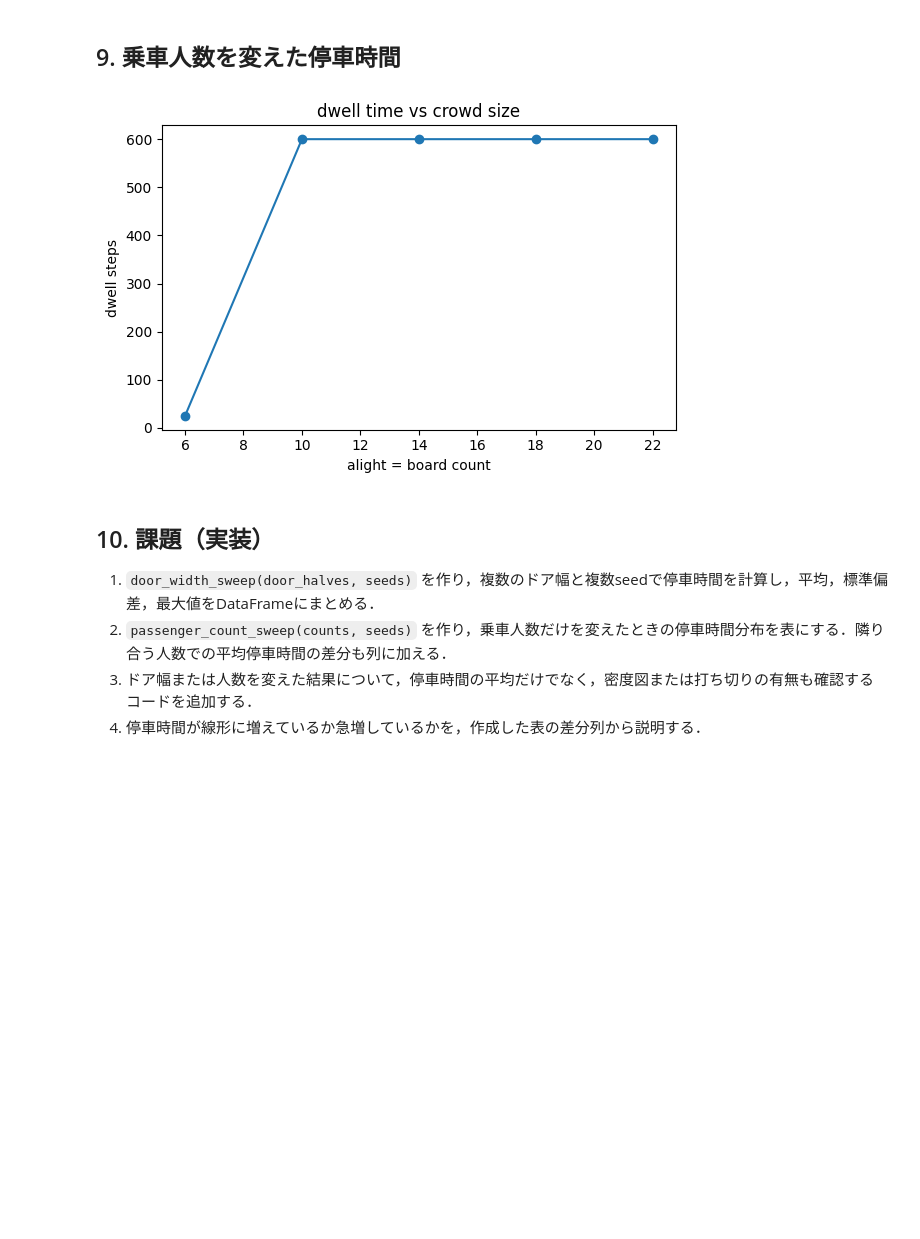
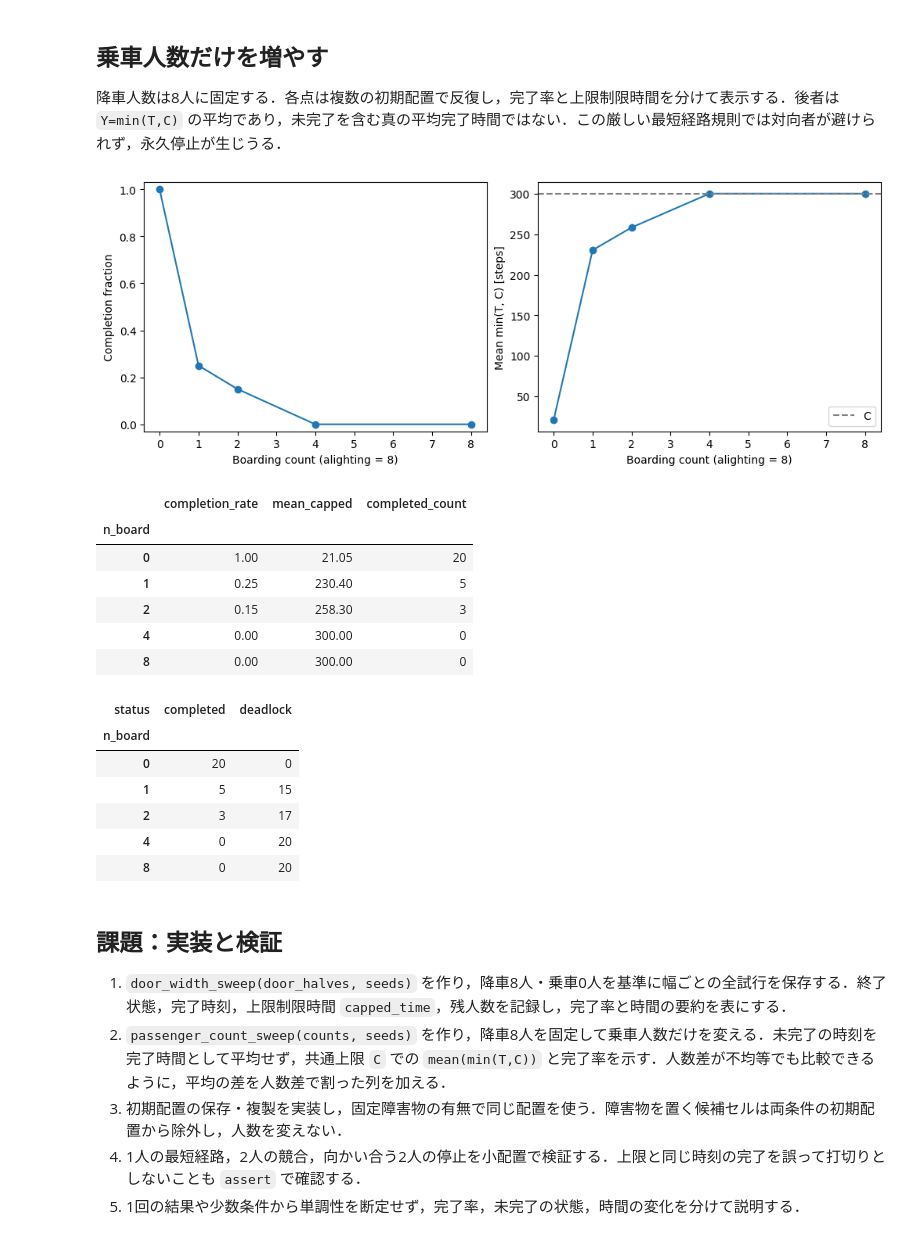
Before and after one commit to k16kgw/Seminar_text, a Jupyter notebook: notebooks/31_train_boarding_ca.ipynb, the cells around one changed output. Drawn from its saved outputs; the diff is of its cells as text; code cells hidden in the pictures; blank space fills up the shorter version.

```diff
--- a/notebooks/31_train_boarding_ca.ipynb
+++ b/notebooks/31_train_boarding_ca.ipynb
@@ -112,8 +288,13 @@ dwell steps (2 fixed standers): 600
 # %%
-fig, ax = plt.subplots(1, 2, figsize=(12, 4))
-im0 = ax[0].imshow(dens0, cmap='viridis'); ax[0].set_title(f'density, no obstacle (T={steps0})')
-ax[0].axvline(DOOR_COL, color='w', ls='--', lw=1); fig.colorbar(im0, ax=ax[0], fraction=0.046)
-im1 = ax[1].imshow(dens1, cmap='viridis'); ax[1].set_title(f'density, 2 standers (T={steps1})')
-ax[1].axvline(DOOR_COL, color='w', ls='--', lw=1); fig.colorbar(im1, ax=ax[1], fraction=0.046)
-plt.tight_layout(); plt.show()
+fig, axes = plt.subplots(1, 2, figsize=(11, 4), constrained_layout=True)
+vmax = max(r['occupancy_fraction'].max() for r in results)
+cmap = plt.get_cmap('viridis').copy()
+cmap.set_bad('0.6')
+for ax, name, result in zip(axes, ['No obstacle', 'Fixed obstacles'], results):
+    field = np.ma.array(result['occupancy_fraction'], mask=~result['passable'])
+    im = ax.imshow(field, origin='lower', cmap=cmap, vmin=0, vmax=max(vmax, 0.01))
+    ax.set(title=f"{name}: {result['status']}, T={result['completion_time']:g}",
+           xlabel='column [cell]', ylabel='row [cell]')
+fig.colorbar(im, ax=axes.tolist(), label=f'Mean occupancy over C={MAX_STEPS}', shrink=0.8)
+plt.show()
 # %% [output]
@@ -121,19 +302,49 @@ plt.tight_layout(); plt.show()
 # %% [markdown]
-## 9. 乗車人数を変えた停車時間
+## 乗車人数だけを増やす
+
+降車人数は8人に固定する．各点は複数の初期配置で反復し，完了率と上限制限時間を分けて表示する．後者は `Y=min(T,C)` の平均であり，未完了を含む真の平均完了時間ではない．この厳しい最短経路規則では対向者が避けられず，永久停止が生じうる．
 # %%
-ns = [6, 10, 14, 18, 22]
-dwell = [simulate(H, W, DOOR_COL, DOOR_HALF, n, n, standers=0,
-                  max_steps=MAX_STEPS, seed=0)[0] for n in ns]
-plt.figure(figsize=(6, 4))
-plt.plot(ns, dwell, 'o-'); plt.xlabel('alight = board count'); plt.ylabel('dwell steps')
-plt.title('dwell time vs crowd size'); plt.tight_layout(); plt.show()
+rows = []
+for n_board in [0, 1, 2, 4, 8]:
+    for seed in range(20):
+        result = simulate(n_alight=8, n_board=n_board, seed=seed, max_steps=MAX_STEPS)
+        rows.append(dict(n_board=n_board, seed=seed, **{k: result[k] for k in
+                         ['completion_time', 'capped_time', 'completed', 'status', 'remaining']}))
+count_raw = pd.DataFrame(rows)
+count_summary = count_raw.groupby('n_board').agg(completion_rate=('completed', 'mean'),
+                      mean_capped=('capped_time', 'mean'), completed_count=('completed', 'sum'))
+fig, axes = plt.subplots(1, 2, figsize=(10, 3.7), constrained_layout=True)
+axes[0].plot(count_summary.index, count_summary['completion_rate'], 'o-')
+axes[0].set(xlabel='Boarding count (alighting = 8)', ylabel='Completion fraction', ylim=(-0.03, 1.03))
+axes[1].plot(count_summary.index, count_summary['mean_capped'], 'o-')
+axes[1].axhline(MAX_STEPS, color='gray', linestyle='--', label='C')
+axes[1].set(xlabel='Boarding count (alighting = 8)', ylabel='Mean min(T, C) [steps]')
+axes[1].legend()
+plt.show()
+display(count_summary)
+display(pd.crosstab(count_raw['n_board'], count_raw['status']))
 # %% [output]
-[figure, old version]
+[figure, new version]
+|  | completion_rate | mean_capped | completed_count |
+| n_board |  |  |  |
+| 0 | 1.00 | 21.05 | 20 |
+| 1 | 0.25 | 230.40 | 5 |
+| 2 | 0.15 | 258.30 | 3 |
+| 4 | 0.00 | 300.00 | 0 |
+| 8 | 0.00 | 300.00 | 0 |
+| status | completed | deadlock |
+| n_board |  |  |
+| 0 | 20 | 0 |
+| 1 | 5 | 15 |
+| 2 | 3 | 17 |
+| 4 | 0 | 20 |
+| 8 | 0 | 20 |
 # %% [markdown]
-## 10. 課題（実装）
+## 課題：実装と検証
 
-1. `door_width_sweep(door_halves, seeds)` を作り，複数のドア幅と複数seedで停車時間を計算し，平均，標準偏差，最大値をDataFrameにまとめる．
-2. `passenger_count_sweep(counts, seeds)` を作り，乗車人数だけを変えたときの停車時間分布を表にする．隣り合う人数での平均停車時間の差分も列に加える．
-3. ドア幅または人数を変えた結果について，停車時間の平均だけでなく，密度図または打ち切りの有無も確認するコードを追加する．
-4. 停車時間が線形に増えているか急増しているかを，作成した表の差分列から説明する．
+1. `door_width_sweep(door_halves, seeds)` を作り，降車8人・乗車0人を基準に幅ごとの全試行を保存する．終了状態，完了時刻，上限制限時間 `capped_time`，残人数を記録し，完了率と時間の要約を表にする．
+2. `passenger_count_sweep(counts, seeds)` を作り，降車8人を固定して乗車人数だけを変える．未完了の時刻を完了時間として平均せず，共通上限 `C` での `mean(min(T,C))` と完了率を示す．人数差が不均等でも比較できるように，平均の差を人数差で割った列を加える．
+3. 初期配置の保存・複製を実装し，固定障害物の有無で同じ配置を使う．障害物を置く候補セルは両条件の初期配置から除外し，人数を変えない．
+4. 1人の最短経路，2人の競合，向かい合う2人の停止を小配置で検証する．上限と同じ時刻の完了を誤って打切りとしないことも `assert` で確認する．
+5. 1回の結果や少数条件から単調性を断定せず，完了率，未完了の状態，時間の変化を分けて説明する．
 # %%
```
Also changed, not shown: parts of 16 cells of this notebook, 18 other files.
